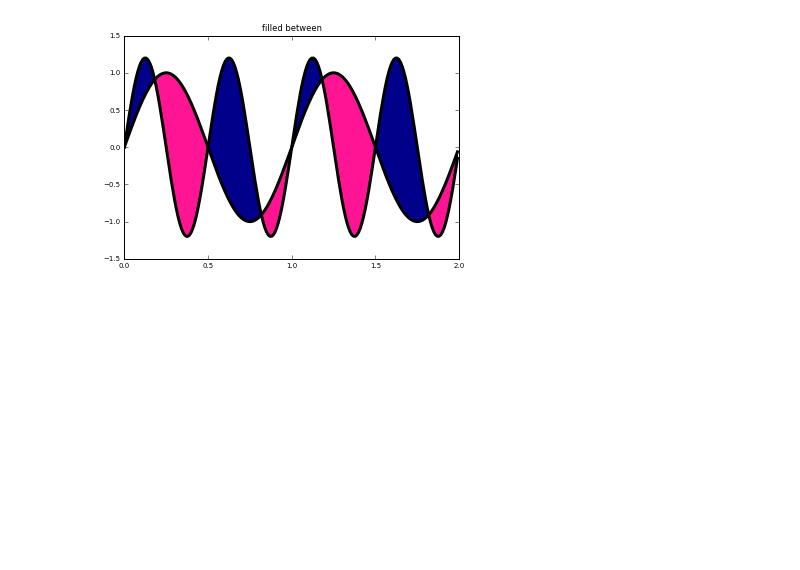
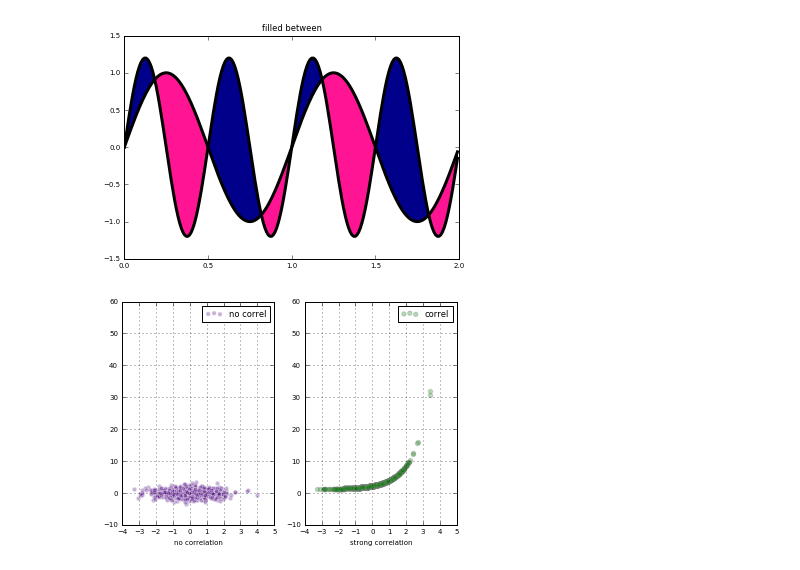
Before and after one commit to sawsimeon/Rnewbie, a Jupyter notebook: Python Data Visualization.ipynb, the cells around one changed output. Drawn from its saved outputs; the diff is of its cells as text; code cells hidden in the pictures; blank space fills up the shorter version.

```diff
--- a/Python Data Visualization.ipynb
+++ b/Python Data Visualization.ipynb
@@ -998,0 +1008,23 @@ show()
+# %%
+import matplotlib.pyplot as plt
+import numpy as np
+# generate x values
+x = np.random.randn(1000)
+# random measurements, no correlation
+y1 = np.random.randn(len(x))
+# strong correlation
+y2 = 1.2 + np.exp(x)
+axl = plt.subplot(121)
+plt.scatter(x, y1, color = "indigo", alpha = 0.3, edgecolors = 'white', label = 'no correl')
+plt.xlabel('no correlation')
+plt.grid(True)
+plt.legend()
+
+ax2 = plt.subplot(122, sharey = axl, sharex = axl)
+plt.scatter(x, y2, color = 'green', alpha =  0.3, edgecolors = 'grey', label = 'correl')
+plt.xlabel('strong correlation')
+plt.grid(True)
+plt.legend()
+plt.show()
+# %% [output]
+[figure, added]
```
Also changed, not shown: parts of 29 cells of this notebook.
